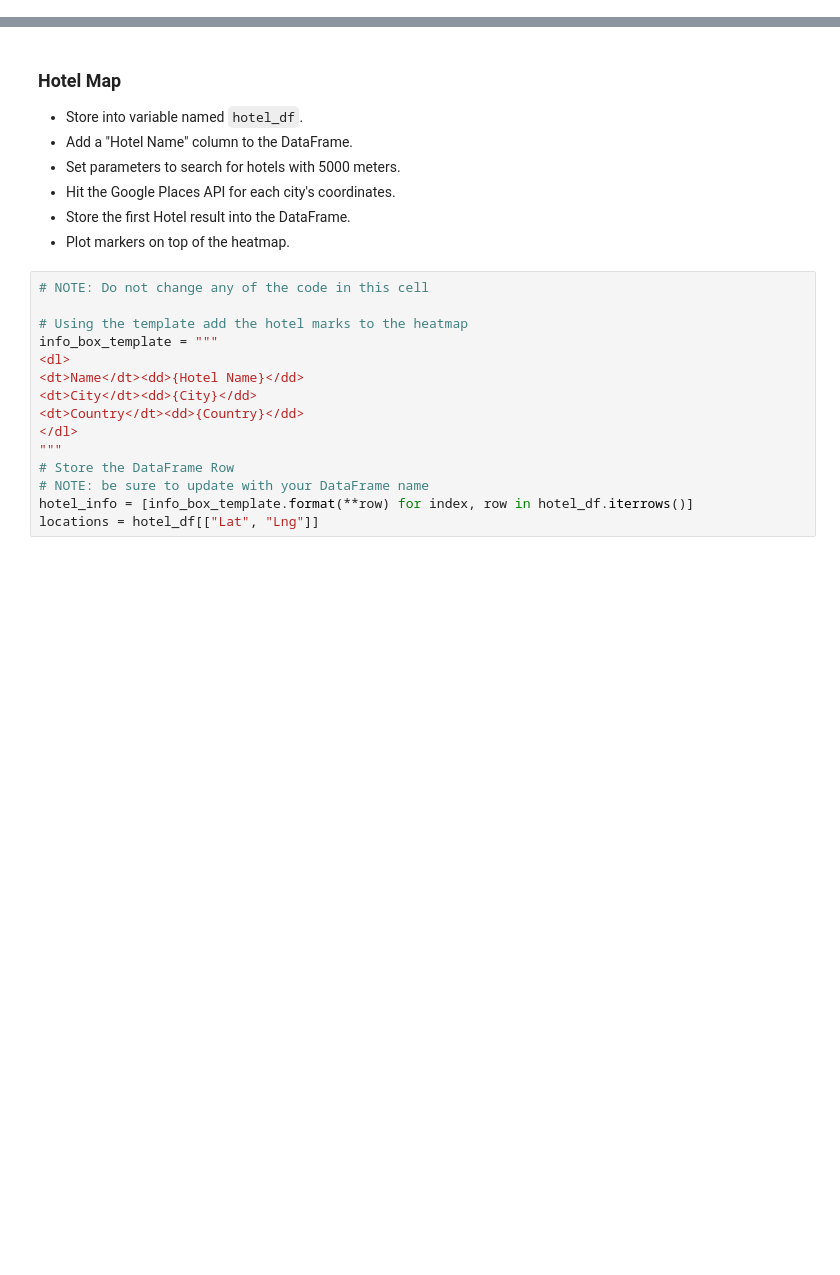
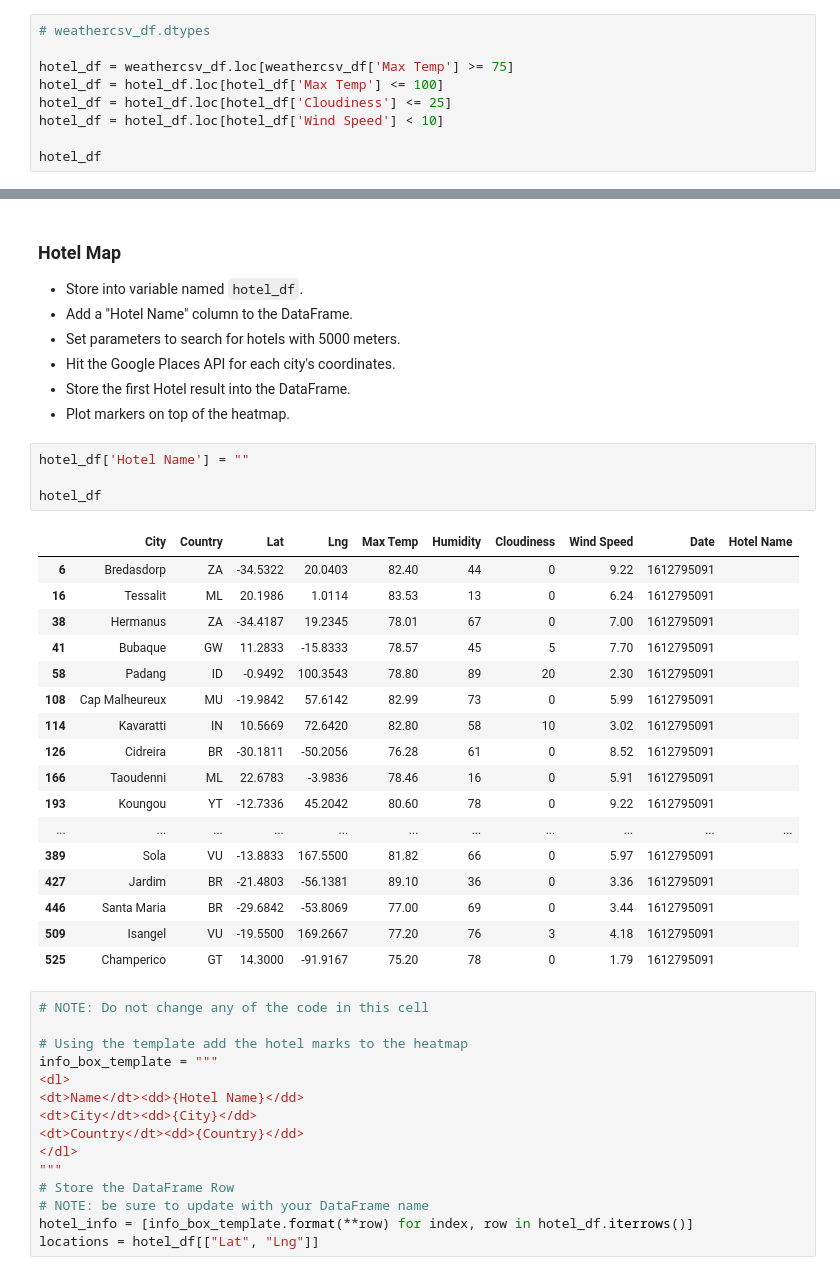
Before and after one commit to beaujeffrey03/python-api-challenge, a Jupyter notebook: VacationPy/VacationPy.ipynb, the cells around one changed output, grey strips where cells are left out. Cells and saved outputs as stored; diff of their text form; blank space fills up the shorter version.

Commit message:
Sized map. Narrowed hotel df. Added hotel column.

```diff
--- a/VacationPy/VacationPy.ipynb
+++ b/VacationPy/VacationPy.ipynb
@@ -63,3 +62,12 @@ fig
 ### Create new DataFrame fitting weather criteria
 * Narrow down the cities to fit weather conditions.
 * Drop any rows will null values.
+# %%
+# weathercsv_df.dtypes
+
+hotel_df = weathercsv_df.loc[weathercsv_df['Max Temp'] >= 75]
+hotel_df = hotel_df.loc[hotel_df['Max Temp'] <= 100]
+hotel_df = hotel_df.loc[hotel_df['Cloudiness'] <= 25]
+hotel_df = hotel_df.loc[hotel_df['Wind Speed'] < 10]
+
+hotel_df
@@ -71,6 +97,28 @@ fig
 * Hit the Google Places API for each city's coordinates.
 * Store the first Hotel result into the DataFrame.
 * Plot markers on top of the heatmap.
+# %%
+hotel_df['Hotel Name'] = ""
+
+hotel_df
+# %% [output]
+|  | City | Country | Lat | Lng | Max Temp | Humidity | Cloudiness | Wind Speed | Date | Hotel Name |
+| 6 | Bredasdorp | ZA | -34.5322 | 20.0403 | 82.40 | 44 | 0 | 9.22 | 1612795091 |  |
+| 16 | Tessalit | ML | 20.1986 | 1.0114 | 83.53 | 13 | 0 | 6.24 | 1612795091 |  |
+| 38 | Hermanus | ZA | -34.4187 | 19.2345 | 78.01 | 67 | 0 | 7.00 | 1612795091 |  |
+| 41 | Bubaque | GW | 11.2833 | -15.8333 | 78.57 | 45 | 5 | 7.70 | 1612795091 |  |
+| 58 | Padang | ID | -0.9492 | 100.3543 | 78.80 | 89 | 20 | 2.30 | 1612795091 |  |
+| 108 | Cap Malheureux | MU | -19.9842 | 57.6142 | 82.99 | 73 | 0 | 5.99 | 1612795091 |  |
+| 114 | Kavaratti | IN | 10.5669 | 72.6420 | 82.80 | 58 | 10 | 3.02 | 1612795091 |  |
+| 126 | Cidreira | BR | -30.1811 | -50.2056 | 76.28 | 61 | 0 | 8.52 | 1612795091 |  |
+| 166 | Taoudenni | ML | 22.6783 | -3.9836 | 78.46 | 16 | 0 | 5.91 | 1612795091 |  |
+| 193 | Koungou | YT | -12.7336 | 45.2042 | 80.60 | 78 | 0 | 9.22 | 1612795091 |  |
+| ... | ... | ... | ... | ... | ... | ... | ... | ... | ... | ... |
+| 389 | Sola | VU | -13.8833 | 167.5500 | 81.82 | 66 | 0 | 5.97 | 1612795091 |  |
+| 427 | Jardim | BR | -21.4803 | -56.1381 | 89.10 | 36 | 0 | 3.36 | 1612795091 |  |
+| 446 | Santa Maria | BR | -29.6842 | -53.8069 | 77.00 | 69 | 0 | 3.44 | 1612795091 |  |
+| 509 | Isangel | VU | -19.5500 | 169.2667 | 77.20 | 76 | 3 | 4.18 | 1612795091 |  |
+| 525 | Champerico | GT | 14.3000 | -91.9167 | 75.20 | 78 | 0 | 1.79 | 1612795091 |  |
 # %%
 # NOTE: Do not change any of the code in this cell
 
```
Also changed, not shown: parts of 2 cells of this notebook.
